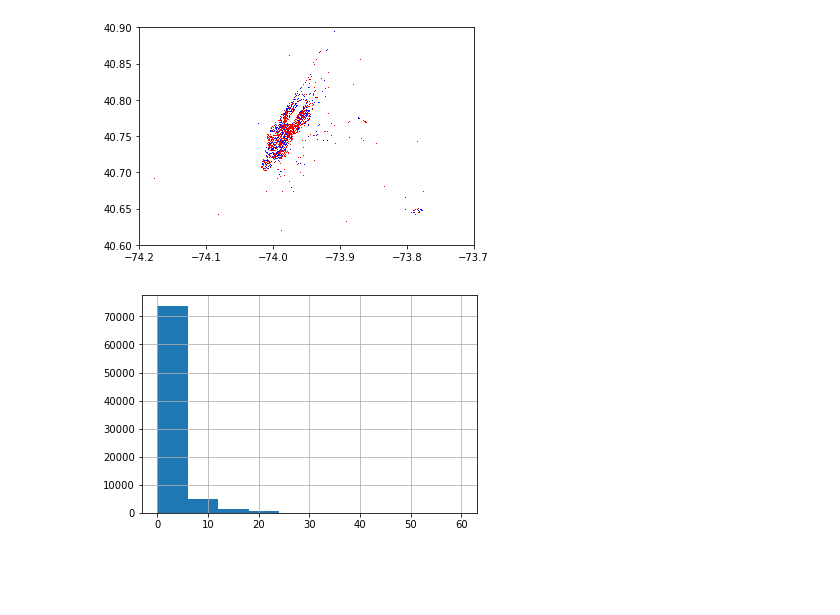
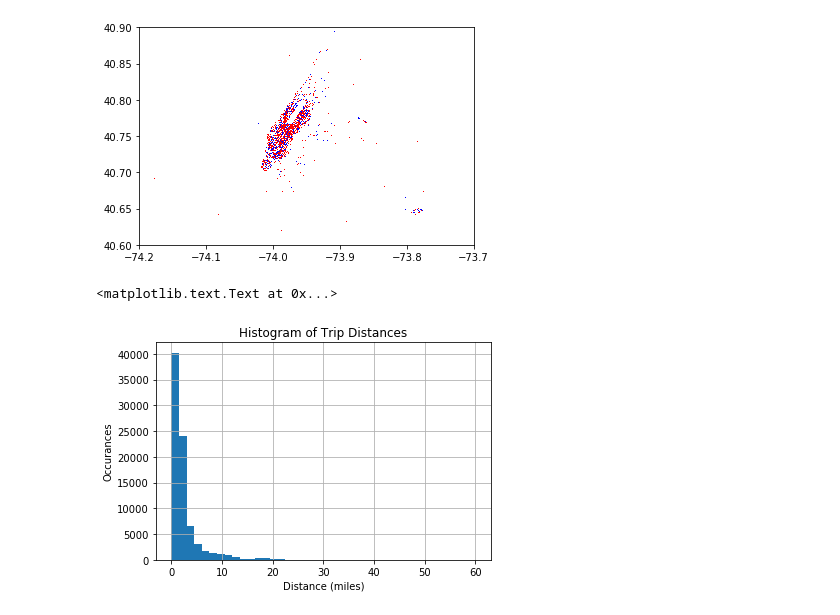
Before and after one commit to jgilles23/CEE245_FinalProject, a Jupyter notebook: CreateMaps.ipynb, the cells around one changed output. Cells and saved outputs as stored; diff of their text form; code cells hidden in the pictures; blank space fills up the shorter version.

```diff
--- a/CreateMaps.ipynb
+++ b/CreateMaps.ipynb
@@ -56,10 +56,16 @@ Number of data points: 79642
 # %%
 ## KATIE additions
 
 #Import the data file as a data frame
 filepath = 'rushhr_coordinates2.csv'
 df = pandas.read_csv(filepath)
 
-dist_plot = df['trip_distance'].hist(bins=10)
+#plot histogram of trip distances
+
+dist_plot = df['trip_distance'].hist(bins=40)
+dist_plot.set_title("Histogram of Trip Distances")
+dist_plot.set_xlabel("Distance (miles)")
+dist_plot.set_ylabel("Occurances")
 # %% [output]
+<matplotlib.text.Text at 0x...>
-[figure, old version]
+[figure, new version]
```
Also changed, not shown: parts of 1 cell of this notebook.
